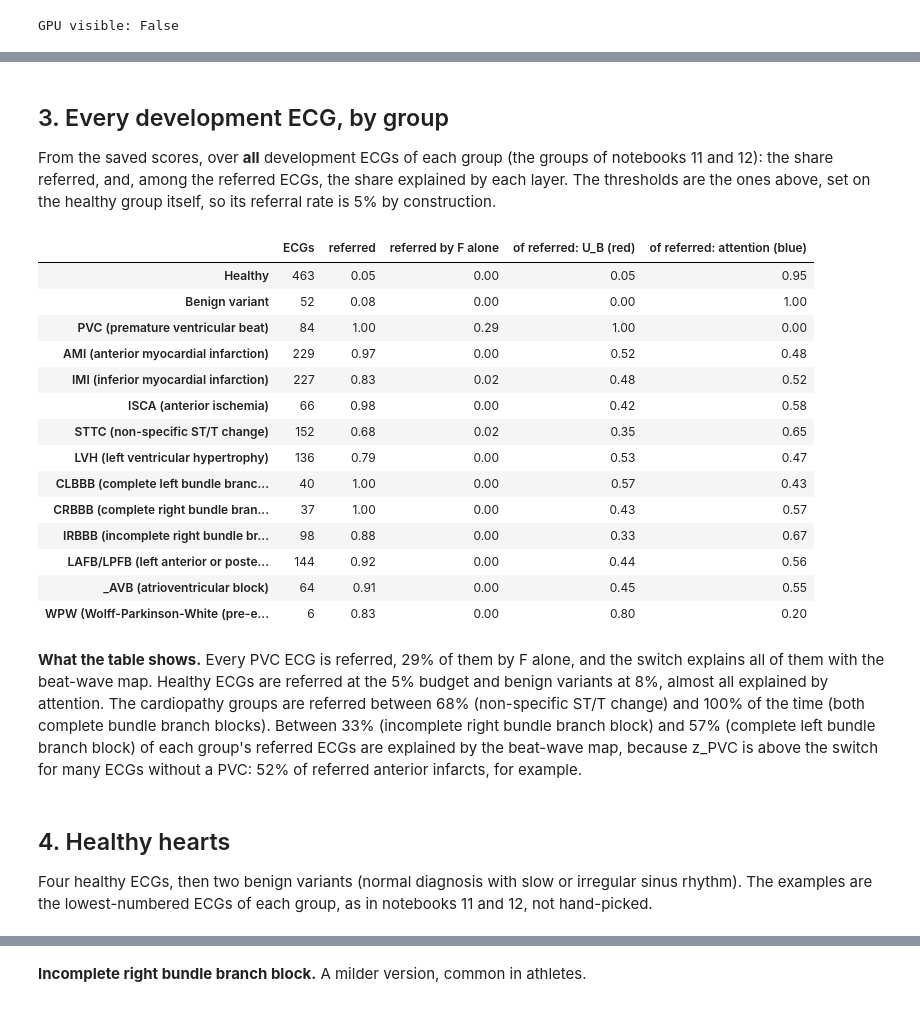
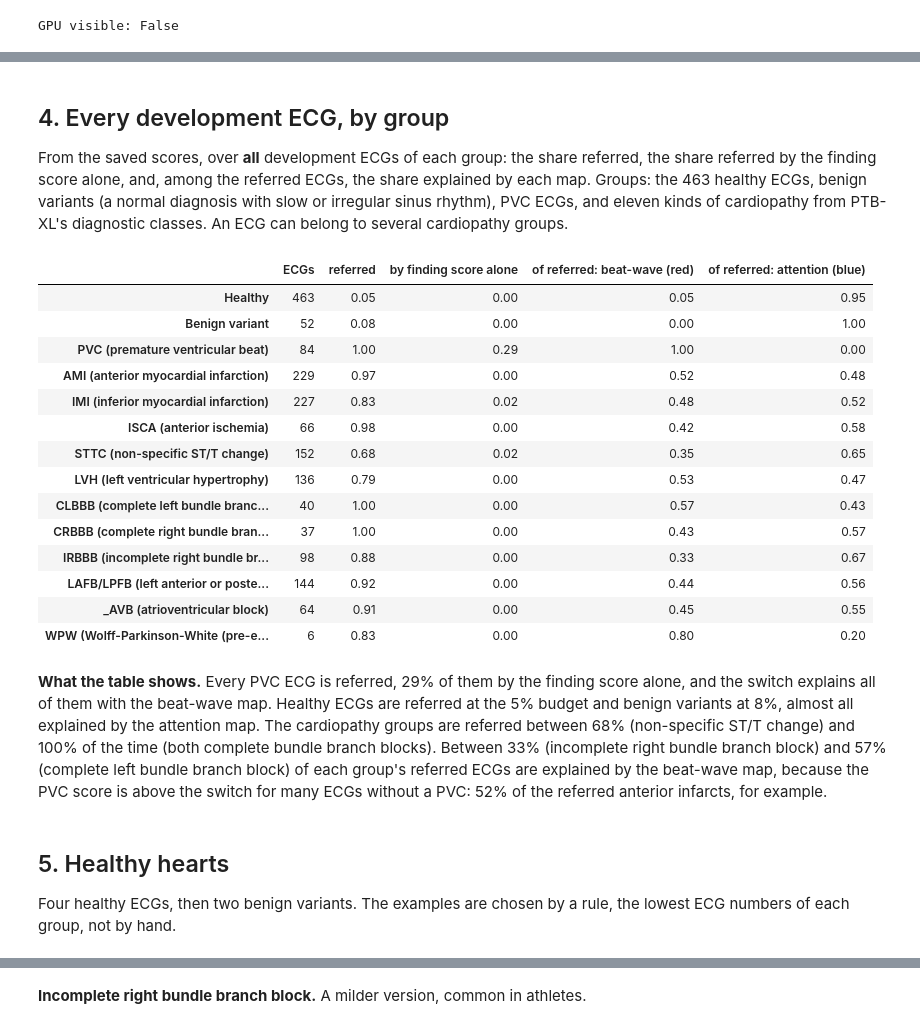
Before and after one commit to Janet16180/ecg-cardiopathy-detection, a Jupyter notebook: notebooks/13-jr-pipeline-v4-explained.ipynb, the cells around one changed output, grey strips where cells are left out. Saved outputs shown, nothing was run; the diff lists cells and outputs as text; code cells hidden in the pictures.

```diff
--- a/notebooks/13-jr-pipeline-v4-explained.ipynb
+++ b/notebooks/13-jr-pipeline-v4-explained.ipynb
@@ -197,0 +233,15 @@ models loaded in 9.8 s
+# %%
+EXAMPLE = 219
+signal = read_ptb_float64(table.at[EXAMPLE, "filename_hr"])
+r_times, pieces = beat_pieces(signal)
+colours = {"P": "tab:blue", "QRS": "tab:orange", "ST": "tab:green", "T": "tab:purple"}
+figure = Figure(figsize=(12, 3), layout="constrained")
+axis = figure.subplots()
+axis.plot(np.arange(signal.shape[1]) / 500, signal[1], color="black", linewidth=0.7)
+for r_time in r_times:
+    for name, (low, high) in WAVES.items():
+        axis.axvspan(r_time + low, r_time + high, color=colours[name], alpha=0.25, linewidth=0)
+axis.set_title(f"ECG {EXAMPLE}, lead II: {len(r_times)} complete beats cut into P, QRS, ST and T windows")
+axis.set_xlabel("seconds")
+display_small(figure, dpi=70, fixed=False)
+print("beats found at (s):", [round(float(t), 2) for t in r_times])
@@ -281,43 +366,44 @@ ECG 219 | REFERRED | E +0.07 (threshold +0.24) | F +6.99 (threshold 3.34) | z_PV
 # %% [markdown]
-## 3. Every development ECG, by group
+## 4. Every development ECG, by group
 
-From the saved scores, over **all** development ECGs of each group (the groups of notebooks 11 and 12): the
-share referred, and, among the referred ECGs, the share explained by each layer. The thresholds are the
-ones above, set on the healthy group itself, so its referral rate is 5% by construction.
+From the saved scores, over **all** development ECGs of each group: the share referred, the share referred
+by the finding score alone, and, among the referred ECGs, the share explained by each map. Groups: the 463
+healthy ECGs, benign variants (a normal diagnosis with slow or irregular sinus rhythm), PVC ECGs, and eleven
+kinds of cardiopathy from PTB-XL's diagnostic classes. An ECG can belong to several cardiopathy groups.
 # %%
 TEXT = {
     "AMI": "anterior myocardial infarction", "IMI": "inferior myocardial infarction",
     "ISCA": "anterior ischemia",
     "STTC": "non-specific ST/T change", "LVH": "left ventricular hypertrophy",
     "CLBBB": "complete left bundle branch block", "CRBBB": "complete right bundle branch block",
     "IRBBB": "incomplete right bundle branch block",
     "LAFB/LPFB": "left anterior or posterior fascicular block",
     "_AVB": "atrioventricular block", "WPW": "Wolff-Parkinson-White (pre-excitation)",
 }
 meta, statements = load_metadata(), load_statements()
 diagnostic = statements[statements["diagnostic"] == 1]
 subclass_of = diagnostic["diagnostic_subclass"].to_dict()
 codes = meta["scp_codes"].apply(set)
 subclasses = codes.apply(lambda found: {subclass_of[c] for c in found if c in subclass_of})
 members = {
     "Healthy": healthy,
     "Benign variant": [i for i in ids if subclasses[i] == {"NORM"}
                        and codes[i] <= {"NORM", "SR", "SBRAD", "SARRH"} and codes[i] & {"SBRAD", "SARRH"}],
     "PVC (premature ventricular beat)": [i for i in ids if "PVC" in codes[i]],
     **{f"{name} ({text})": [i for i in ids if name in subclasses[i]] for name, text in TEXT.items()},
 }
 summary = {}
 for group, found in members.items():
     rows = saved_scores.loc[found]
     chosen = rows[rows["referred"]]
     summary[group] = {"ECGs": len(rows), "referred": rows["referred"].mean(),
-                      "referred by F alone": ((rows["F"] > F_THRESHOLD)
-                                              & (rows["E"] <= E_THRESHOLD)).mean(),
-                      "of referred: U_B (red)": (chosen["layer"] == 1).mean() if len(chosen) else np.nan}
-    summary[group]["of referred: attention (blue)"] = 1 - summary[group]["of referred: U_B (red)"]
+                      "by finding score alone": ((rows["finding"] > FINDING_THRESHOLD)
+                                                 & (rows["ensemble"] <= ENSEMBLE_THRESHOLD)).mean(),
+                      "of referred: beat-wave (red)": (chosen["layer"] == 1).mean()}
+    summary[group]["of referred: attention (blue)"] = 1 - summary[group]["of referred: beat-wave (red)"]
 display(pd.DataFrame(summary).T.round(2).astype({"ECGs": int}))
 # %% [output]
-|  | ECGs | referred | referred by F alone | of referred: U_B (red) | of referred: attention (blue) |
+|  | ECGs | referred | by finding score alone | of referred: beat-wave (red) | of referred: attention (blue) |
 | Healthy | 463 | 0.05 | 0.00 | 0.05 | 0.95 |
 | Benign variant | 52 | 0.08 | 0.00 | 0.00 | 1.00 |
 | PVC (premature ventricular beat) | 84 | 1.00 | 0.29 | 1.00 | 0.00 |
@@ -333,17 +419,17 @@ display(pd.DataFrame(summary).T.round(2).astype({"ECGs": int}))
 | _AVB (atrioventricular block) | 64 | 0.91 | 0.00 | 0.45 | 0.55 |
 | WPW (Wolff-Parkinson-White (pre-e... | 6 | 0.83 | 0.00 | 0.80 | 0.20 |
 # %% [markdown]
-**What the table shows.** Every PVC ECG is referred, 29% of them by F alone, and the switch explains all of them with the beat-wave map. Healthy ECGs are referred at the 5% budget and benign variants at 8%, almost all explained by attention. The cardiopathy groups are referred between 68% (non-specific ST/T change) and 100% of the time (both complete bundle branch blocks). Between 33% (incomplete right bundle branch block) and 57% (complete left bundle branch block) of each group's referred ECGs are explained by the beat-wave map, because z_PVC is above the switch for many ECGs without a PVC: 52% of referred anterior infarcts, for example.
+**What the table shows.** Every PVC ECG is referred, 29% of them by the finding score alone, and the switch explains all of them with the beat-wave map. Healthy ECGs are referred at the 5% budget and benign variants at 8%, almost all explained by the attention map. The cardiopathy groups are referred between 68% (non-specific ST/T change) and 100% of the time (both complete bundle branch blocks). Between 33% (incomplete right bundle branch block) and 57% (complete left bundle branch block) of each group's referred ECGs are explained by the beat-wave map, because the PVC score is above the switch for many ECGs without a PVC: 52% of the referred anterior infarcts, for example.
 # %%
 def show_group(group: str, count: int) -> None:
     """Show the ``count`` lowest-numbered development ECGs of a group."""
     for ecg_id in sorted(members[group])[:count]:
         show(ecg_id, group)
 # %% [markdown]
-## 4. Healthy hearts
+## 5. Healthy hearts
 
-Four healthy ECGs, then two benign variants (normal diagnosis with slow or irregular sinus rhythm). The
-examples are the lowest-numbered ECGs of each group, as in notebooks 11 and 12, not hand-picked.
+Four healthy ECGs, then two benign variants. The examples are chosen by a rule, the lowest ECG numbers of
+each group, not by hand.
 # %%
 show_group("Healthy", 4)
 # %% [output]
```
Also changed, not shown: parts of 72 cells of this notebook, 1 other file.
